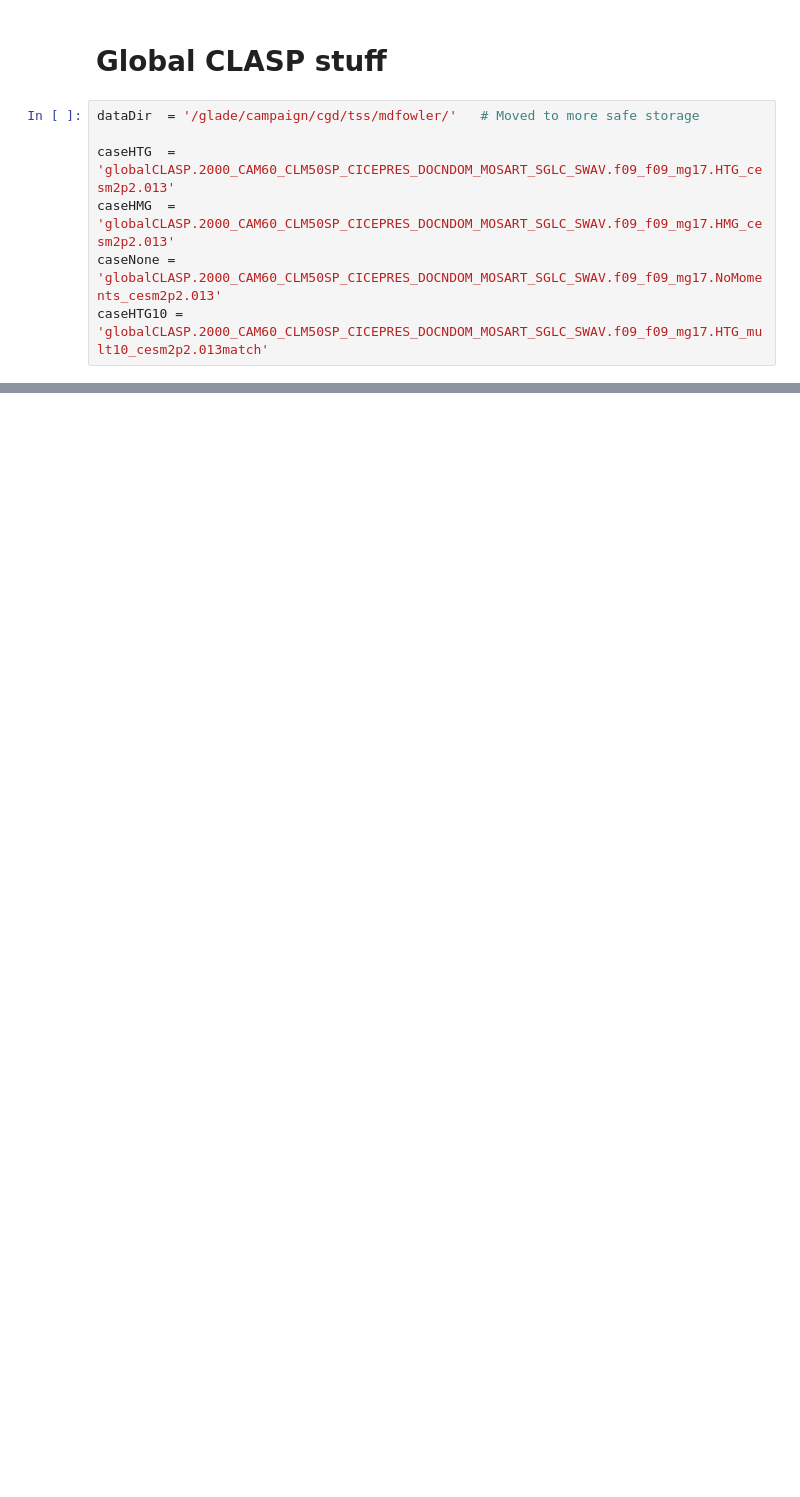
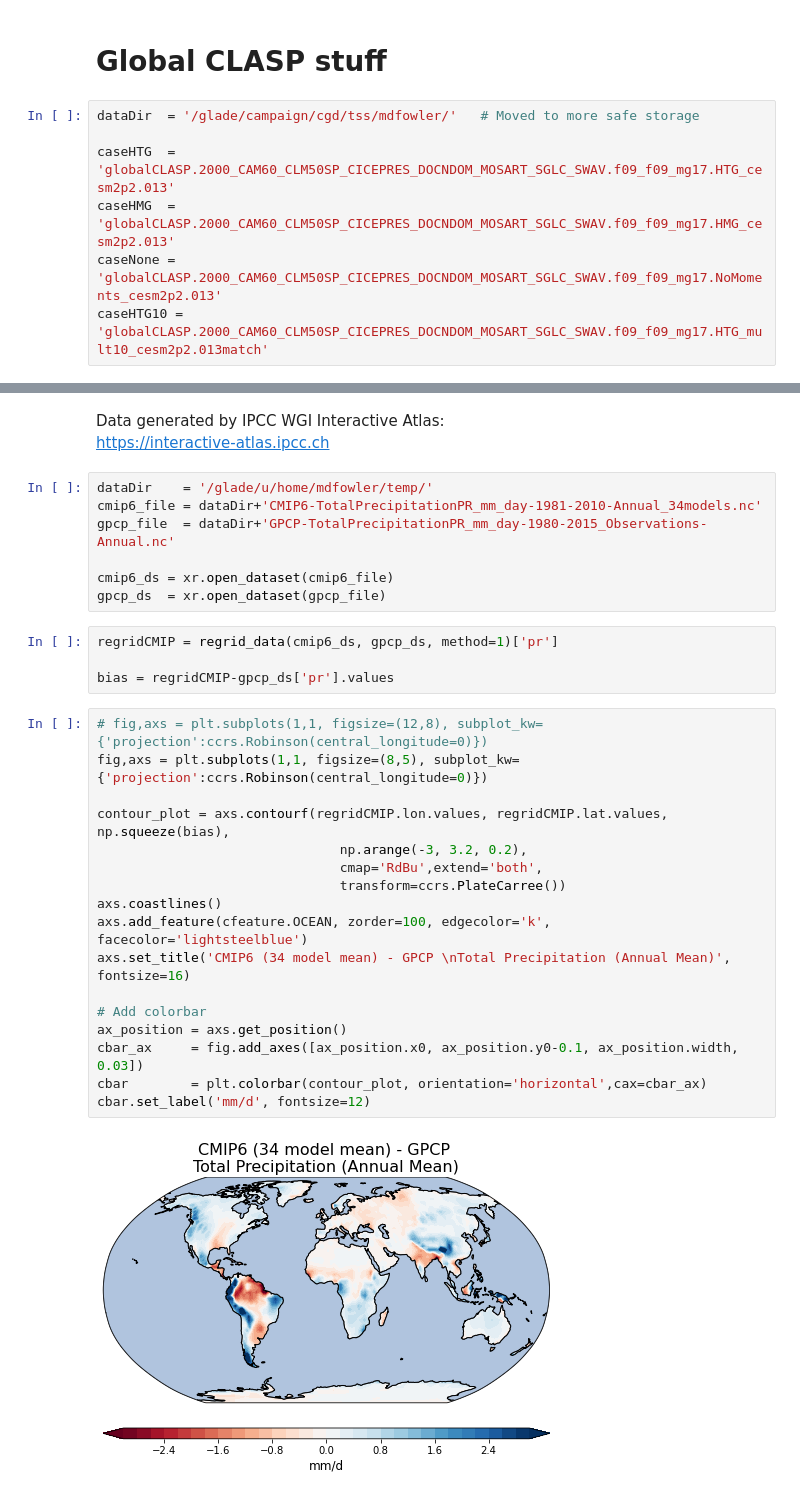
Before and after one commit to megandevlan/CLASP_ensOptions, a Jupyter notebook: InitialProposal.ipynb, the cells around one changed output, grey strips where cells are left out. Cells and saved outputs as stored; diff of their text form; blank space fills up the shorter version.

```diff
--- a/InitialProposal.ipynb
+++ b/InitialProposal.ipynb
@@ -491,0 +579,33 @@ caseHTG10 = 'globalCLASP.2000_CAM60_CLM50SP_CICEPRES_DOCNDOM_MOSART_SGLC_SWAV.f0
+# %% [markdown]
+Data generated by IPCC WGI Interactive Atlas: <br>
+https://interactive-atlas.ipcc.ch
+# %%
+dataDir    = '/glade/u/home/mdfowler/temp/'
+cmip6_file = dataDir+'CMIP6-TotalPrecipitationPR_mm_day-1981-2010-Annual_34models.nc'
+gpcp_file  = dataDir+'GPCP-TotalPrecipitationPR_mm_day-1980-2015_Observations-Annual.nc'
+
+cmip6_ds = xr.open_dataset(cmip6_file)
+gpcp_ds  = xr.open_dataset(gpcp_file)
+# %%
+regridCMIP = regrid_data(cmip6_ds, gpcp_ds, method=1)['pr']
+
+bias = regridCMIP-gpcp_ds['pr'].values
+# %%
+# fig,axs = plt.subplots(1,1, figsize=(12,8), subplot_kw={'projection':ccrs.Robinson(central_longitude=0)})
+fig,axs = plt.subplots(1,1, figsize=(8,5), subplot_kw={'projection':ccrs.Robinson(central_longitude=0)})
+
+contour_plot = axs.contourf(regridCMIP.lon.values, regridCMIP.lat.values, np.squeeze(bias),
+                               np.arange(-3, 3.2, 0.2),
+                               cmap='RdBu',extend='both',
+                               transform=ccrs.PlateCarree())
+axs.coastlines()
+axs.add_feature(cfeature.OCEAN, zorder=100, edgecolor='k', facecolor='lightsteelblue')
+axs.set_title('CMIP6 (34 model mean) - GPCP \nTotal Precipitation (Annual Mean)', fontsize=16)
+
+# Add colorbar
+ax_position = axs.get_position()
+cbar_ax     = fig.add_axes([ax_position.x0, ax_position.y0-0.1, ax_position.width, 0.03])
+cbar        = plt.colorbar(contour_plot, orientation='horizontal',cax=cbar_ax)
+cbar.set_label('mm/d', fontsize=12)
+# %% [output]
+[figure, added]
```
Also changed, not shown: parts of 77 cells of this notebook, 2 other files.
